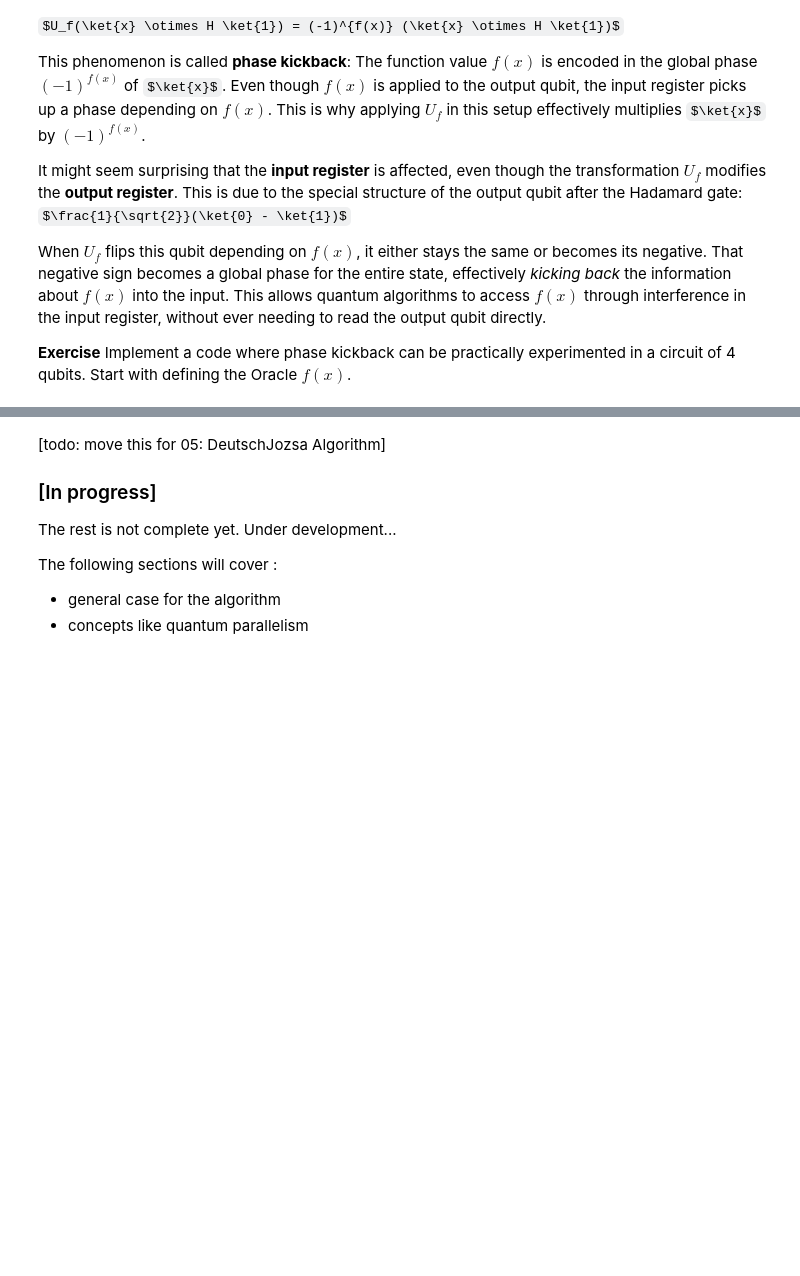
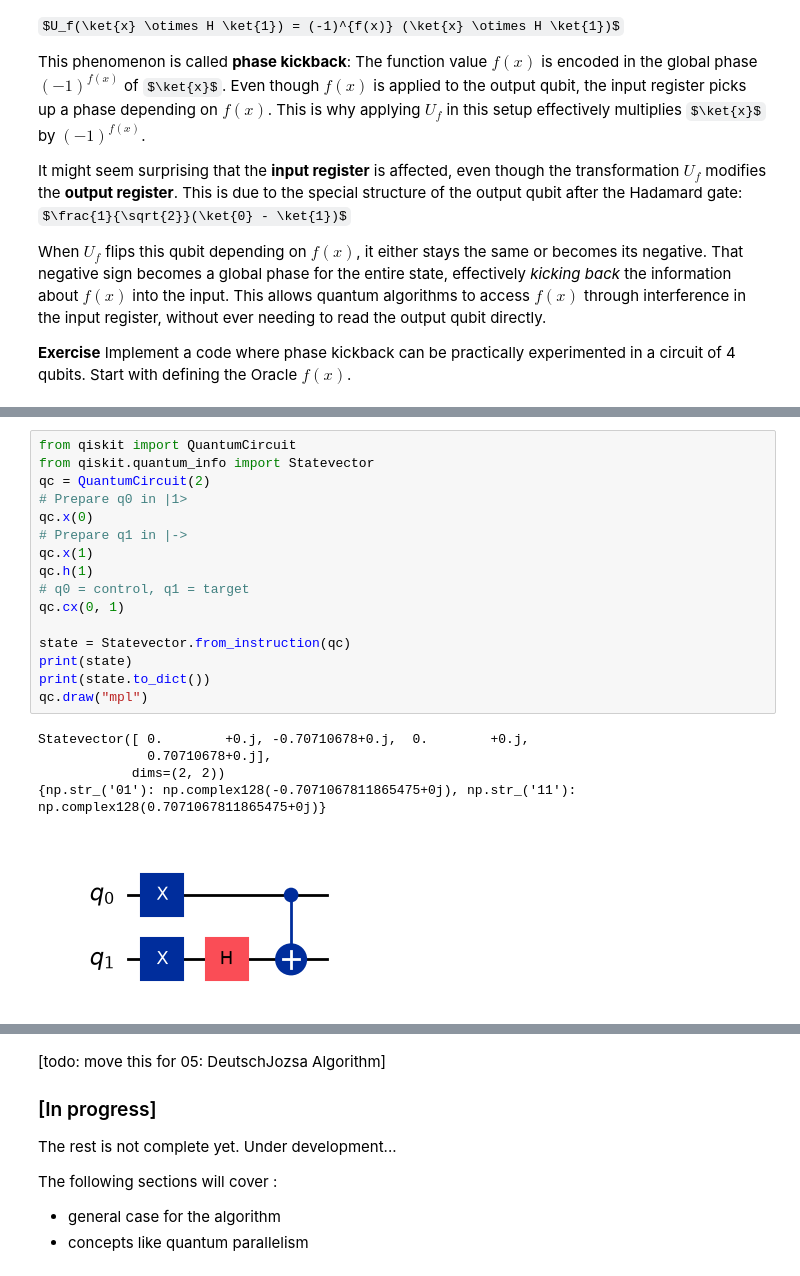
Before and after one commit to afshinamighi/teaching, a Jupyter notebook: qcomputing/qc_lesson_05.ipynb, the cells around one changed output, grey strips where cells are left out. Saved outputs shown, nothing was run; the diff lists cells and outputs as text; some formulas as TeX source; blank space fills up the shorter version.

```diff
--- a/qcomputing/qc_lesson_05.ipynb
+++ b/qcomputing/qc_lesson_05.ipynb
@@ -441,0 +464,22 @@ Quantum parallelism by itself is therefore not the complete source of the advant
+# %%
+from qiskit import QuantumCircuit
+from qiskit.quantum_info import Statevector
+qc = QuantumCircuit(2)
+# Prepare q0 in |1>
+qc.x(0)
+# Prepare q1 in |->
+qc.x(1)
+qc.h(1)
+# q0 = control, q1 = target
+qc.cx(0, 1)
+
+state = Statevector.from_instruction(qc)
+print(state)
+print(state.to_dict())
+qc.draw("mpl")
+# %% [output]
+Statevector([ 0.        +0.j, -0.70710678+0.j,  0.        +0.j,
+              0.70710678+0.j],
+            dims=(2, 2))
+{np.str_('01'): np.complex128(-0.7071067811865475+0j), np.str_('11'): np.complex128(0.7071067811865475+0j)}
+[figure, added]
```
Also changed, not shown: parts of 4 cells of this notebook.
